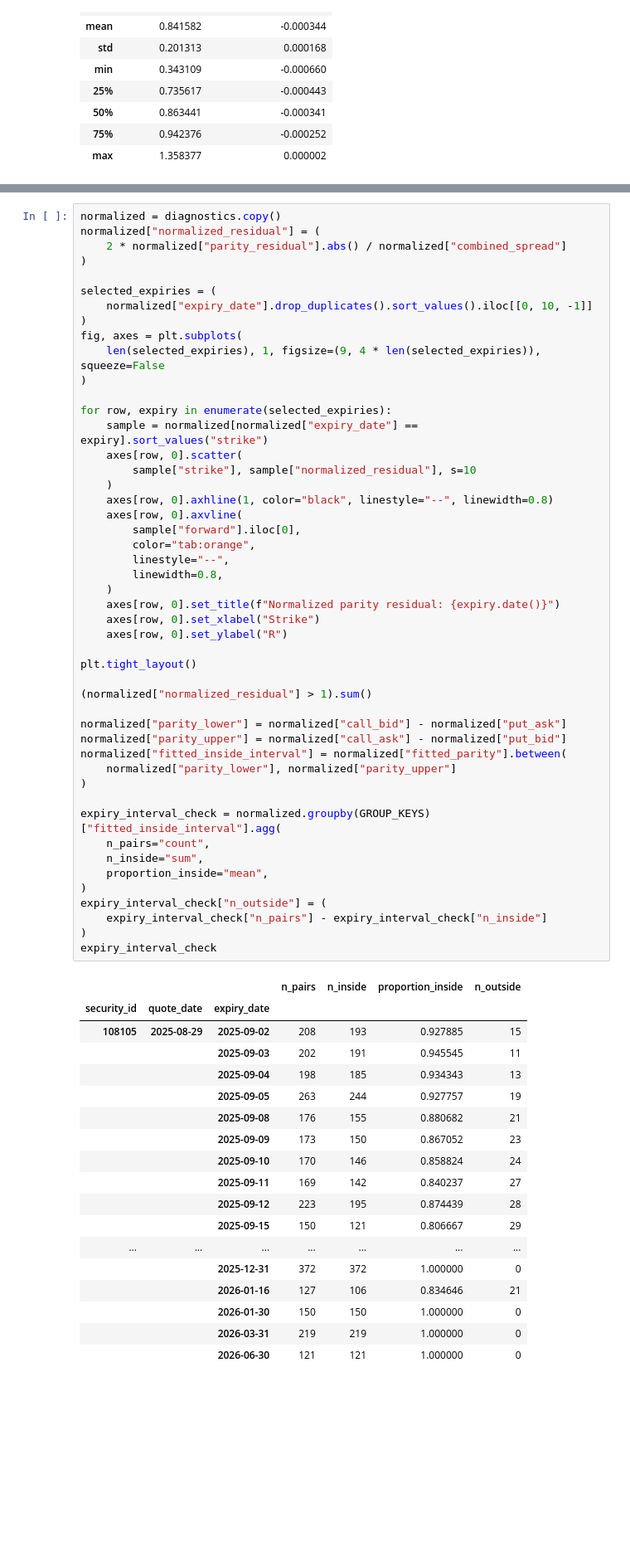
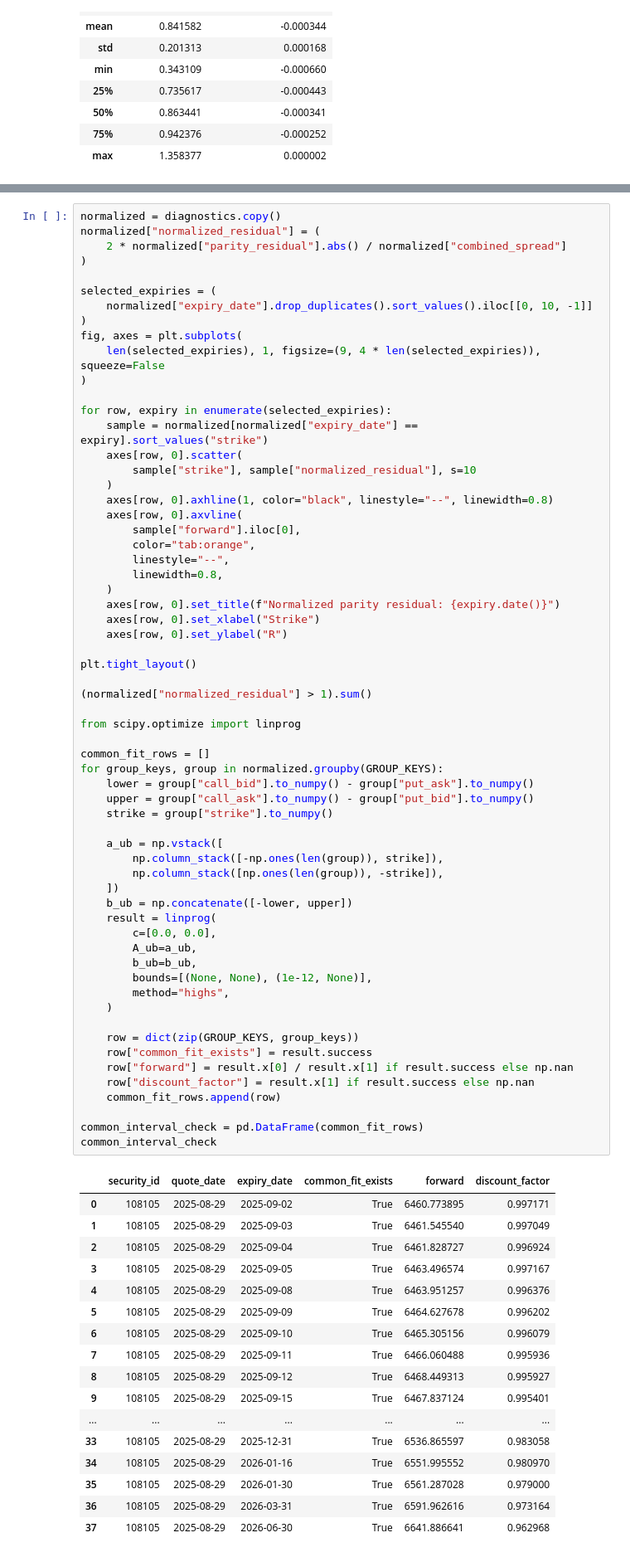
Before and after one commit to MMillward2012/Volatility-Forecasting-and-Options-Trading, a Jupyter notebook: notebooks/forward_inference_diagnostics.ipynb, the cells around one changed output, grey strips where cells are left out. Shown at 83% size. Saved outputs shown, nothing was run; the diff lists cells and outputs as text; blank space fills up the shorter version.

Commit message:
Check common executable parity fit

```diff
--- a/notebooks/forward_inference_diagnostics.ipynb
+++ b/notebooks/forward_inference_diagnostics.ipynb
@@ -272,63 +272,76 @@ normalized["normalized_residual"] = (
 
 selected_expiries = (
     normalized["expiry_date"].drop_duplicates().sort_values().iloc[[0, 10, -1]]
 )
 fig, axes = plt.subplots(
     len(selected_expiries), 1, figsize=(9, 4 * len(selected_expiries)), squeeze=False
 )
 
 for row, expiry in enumerate(selected_expiries):
     sample = normalized[normalized["expiry_date"] == expiry].sort_values("strike")
     axes[row, 0].scatter(
         sample["strike"], sample["normalized_residual"], s=10
     )
     axes[row, 0].axhline(1, color="black", linestyle="--", linewidth=0.8)
     axes[row, 0].axvline(
         sample["forward"].iloc[0],
         color="tab:orange",
         linestyle="--",
         linewidth=0.8,
     )
     axes[row, 0].set_title(f"Normalized parity residual: {expiry.date()}")
     axes[row, 0].set_xlabel("Strike")
     axes[row, 0].set_ylabel("R")
 
 plt.tight_layout()
 
 (normalized["normalized_residual"] > 1).sum()
 
-normalized["parity_lower"] = normalized["call_bid"] - normalized["put_ask"]
-normalized["parity_upper"] = normalized["call_ask"] - normalized["put_bid"]
-normalized["fitted_inside_interval"] = normalized["fitted_parity"].between(
-    normalized["parity_lower"], normalized["parity_upper"]
-)
+from scipy.optimize import linprog
 
-expiry_interval_check = normalized.groupby(GROUP_KEYS)["fitted_inside_interval"].agg(
-    n_pairs="count",
-    n_inside="sum",
-    proportion_inside="mean",
-)
-expiry_interval_check["n_outside"] = (
-    expiry_interval_check["n_pairs"] - expiry_interval_check["n_inside"]
-)
-expiry_interval_check
+common_fit_rows = []
+for group_keys, group in normalized.groupby(GROUP_KEYS):
+    lower = group["call_bid"].to_numpy() - group["put_ask"].to_numpy()
+    upper = group["call_ask"].to_numpy() - group["put_bid"].to_numpy()
+    strike = group["strike"].to_numpy()
+
+    a_ub = np.vstack([
+        np.column_stack([-np.ones(len(group)), strike]),
+        np.column_stack([np.ones(len(group)), -strike]),
+    ])
+    b_ub = np.concatenate([-lower, upper])
+    result = linprog(
+        c=[0.0, 0.0],
+        A_ub=a_ub,
+        b_ub=b_ub,
+        bounds=[(None, None), (1e-12, None)],
+        method="highs",
+    )
+
+    row = dict(zip(GROUP_KEYS, group_keys))
+    row["common_fit_exists"] = result.success
+    row["forward"] = result.x[0] / result.x[1] if result.success else np.nan
+    row["discount_factor"] = result.x[1] if result.success else np.nan
+    common_fit_rows.append(row)
+
+common_interval_check = pd.DataFrame(common_fit_rows)
+common_interval_check
 # %% [output]
-|  |  |  | n_pairs | n_inside | proportion_inside | n_outside |
-| security_id | quote_date | expiry_date |  |  |  |  |
-| 108105 | 2025-08-29 | 2025-09-02 | 208 | 193 | 0.927885 | 15 |
-|  |  | 2025-09-03 | 202 | 191 | 0.945545 | 11 |
-|  |  | 2025-09-04 | 198 | 185 | 0.934343 | 13 |
-|  |  | 2025-09-05 | 263 | 244 | 0.927757 | 19 |
-|  |  | 2025-09-08 | 176 | 155 | 0.880682 | 21 |
-|  |  | 2025-09-09 | 173 | 150 | 0.867052 | 23 |
-|  |  | 2025-09-10 | 170 | 146 | 0.858824 | 24 |
-|  |  | 2025-09-11 | 169 | 142 | 0.840237 | 27 |
-|  |  | 2025-09-12 | 223 | 195 | 0.874439 | 28 |
-|  |  | 2025-09-15 | 150 | 121 | 0.806667 | 29 |
+|  | security_id | quote_date | expiry_date | common_fit_exists | forward | discount_factor |
+| 0 | 108105 | 2025-08-29 | 2025-09-02 | True | 6460.773895 | 0.997171 |
+| 1 | 108105 | 2025-08-29 | 2025-09-03 | True | 6461.545540 | 0.997049 |
+| 2 | 108105 | 2025-08-29 | 2025-09-04 | True | 6461.828727 | 0.996924 |
+| 3 | 108105 | 2025-08-29 | 2025-09-05 | True | 6463.496574 | 0.997167 |
+| 4 | 108105 | 2025-08-29 | 2025-09-08 | True | 6463.951257 | 0.996376 |
+| 5 | 108105 | 2025-08-29 | 2025-09-09 | True | 6464.627678 | 0.996202 |
+| 6 | 108105 | 2025-08-29 | 2025-09-10 | True | 6465.305156 | 0.996079 |
+| 7 | 108105 | 2025-08-29 | 2025-09-11 | True | 6466.060488 | 0.995936 |
+| 8 | 108105 | 2025-08-29 | 2025-09-12 | True | 6468.449313 | 0.995927 |
+| 9 | 108105 | 2025-08-29 | 2025-09-15 | True | 6467.837124 | 0.995401 |
 | ... | ... | ... | ... | ... | ... | ... |
-|  |  | 2025-12-31 | 372 | 372 | 1.000000 | 0 |
-|  |  | 2026-01-16 | 127 | 106 | 0.834646 | 21 |
-|  |  | 2026-01-30 | 150 | 150 | 1.000000 | 0 |
-|  |  | 2026-03-31 | 219 | 219 | 1.000000 | 0 |
-|  |  | 2026-06-30 | 121 | 121 | 1.000000 | 0 |
+| 33 | 108105 | 2025-08-29 | 2025-12-31 | True | 6536.865597 | 0.983058 |
+| 34 | 108105 | 2025-08-29 | 2026-01-16 | True | 6551.995552 | 0.980970 |
+| 35 | 108105 | 2025-08-29 | 2026-01-30 | True | 6561.287028 | 0.979000 |
+| 36 | 108105 | 2025-08-29 | 2026-03-31 | True | 6591.962616 | 0.973164 |
+| 37 | 108105 | 2025-08-29 | 2026-06-30 | True | 6641.886641 | 0.962968 |
 [figure]
```
Also changed, not shown: parts of 1 cell of this notebook.
